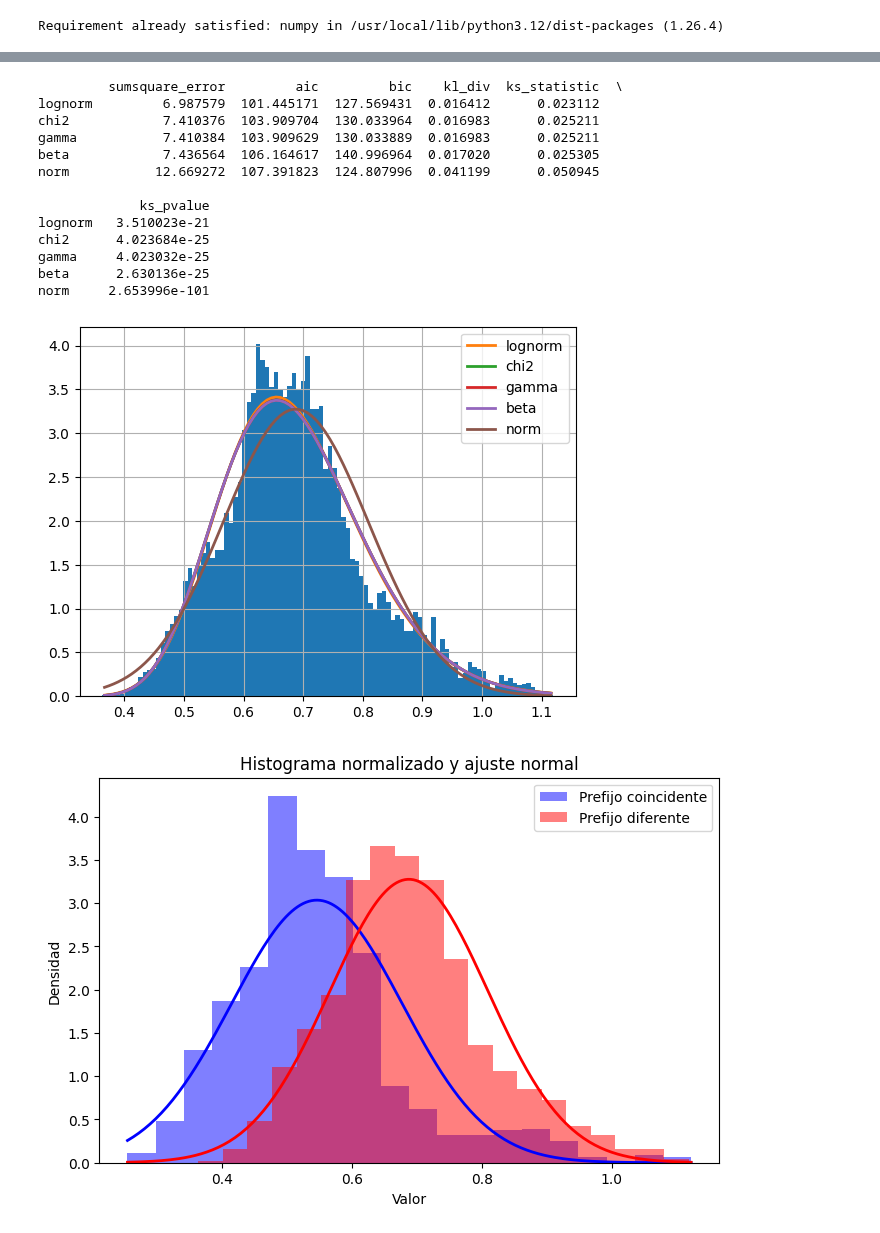
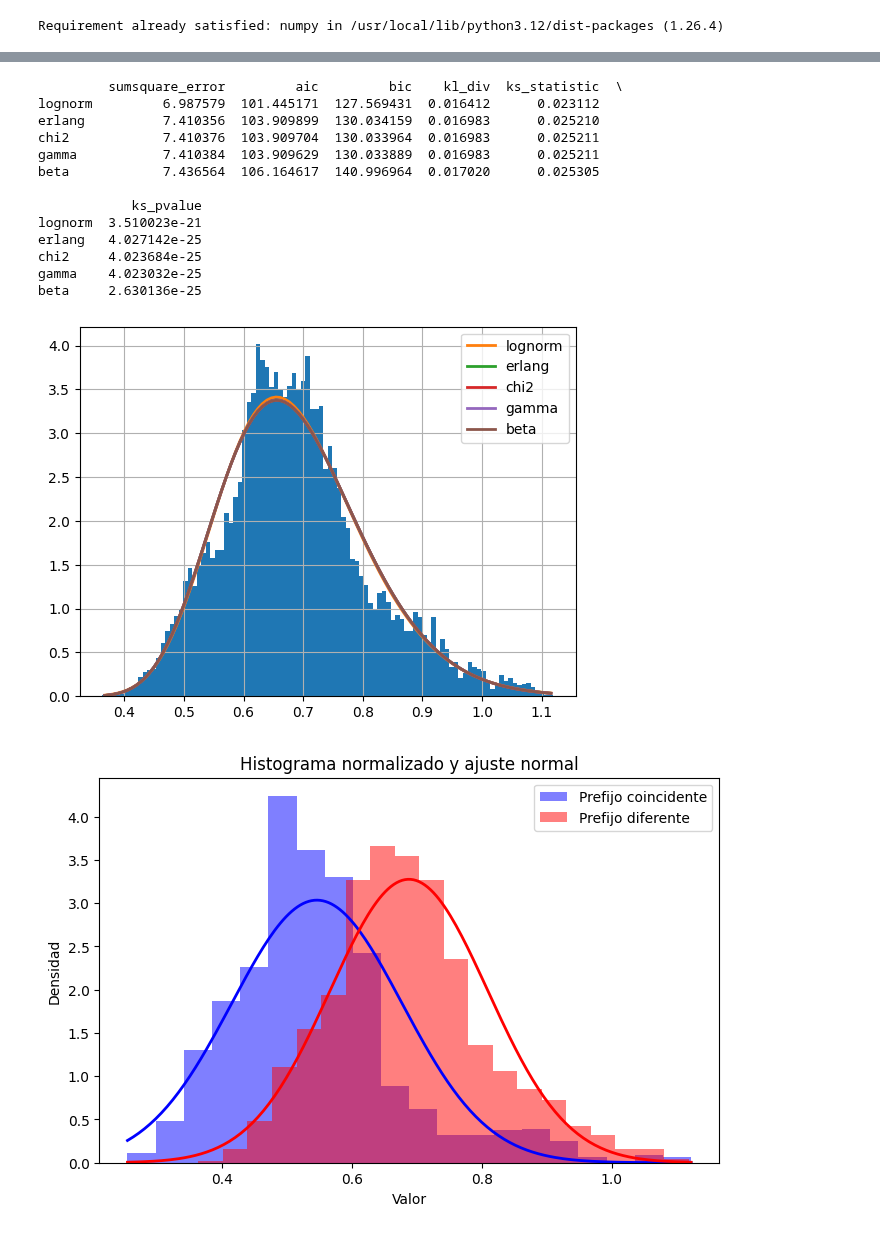
Before and after one commit to VictorManuelOrt/Biometric, a Jupyter notebook: LBP_Ranking_Biometrics_DATA.ipynb, the cells around one changed output, grey strips where cells are left out. Saved outputs shown, nothing was run; the diff lists cells and outputs as text; code cells hidden in the pictures.

```diff
--- a/LBP_Ranking_Biometrics_DATA.ipynb
+++ b/LBP_Ranking_Biometrics_DATA.ipynb
@@ -766,26 +772,32 @@ norm     3.754114e-30
 # %%
 from fitter import Fitter
 import numpy as np
 
 
-f = Fitter(diff, distributions=['norm', 'expon', 'gamma', 'beta', 'chi2', 'lognorm'])
+f = Fitter(diff, distributions=[
+        'norm','expon','gamma','beta','chi2','lognorm',
+        't','cauchy','laplace',
+        'weibull_min','erlang',
+        'uniform','triang',
+        'chi','ncx2'
+    ])
 f.fit()
 print(f.summary())
 # %% [output]
          sumsquare_error         aic         bic    kl_div  ks_statistic  \
 lognorm         6.987579  101.445171  127.569431  0.016412      0.023112
+erlang          7.410356  103.909899  130.034159  0.016983      0.025210
 chi2            7.410376  103.909704  130.033964  0.016983      0.025211
 gamma           7.410384  103.909629  130.033889  0.016983      0.025211
 beta            7.436564  106.164617  140.996964  0.017020      0.025305
-norm           12.669272  107.391823  124.807996  0.041199      0.050945
 
-             ks_pvalue
-lognorm   3.510023e-21
-chi2      4.023684e-25
-gamma     4.023032e-25
-beta      2.630136e-25
-norm     2.653996e-101
+            ks_pvalue
+lognorm  3.510023e-21
+erlang   4.027142e-25
+chi2     4.023684e-25
+gamma    4.023032e-25
+beta     2.630136e-25
-[figure, old version]
+[figure, new version]
 # %%
 import matplotlib.pyplot as plt
 import numpy as np
```
Also changed, not shown: parts of 1 cell of this notebook.
